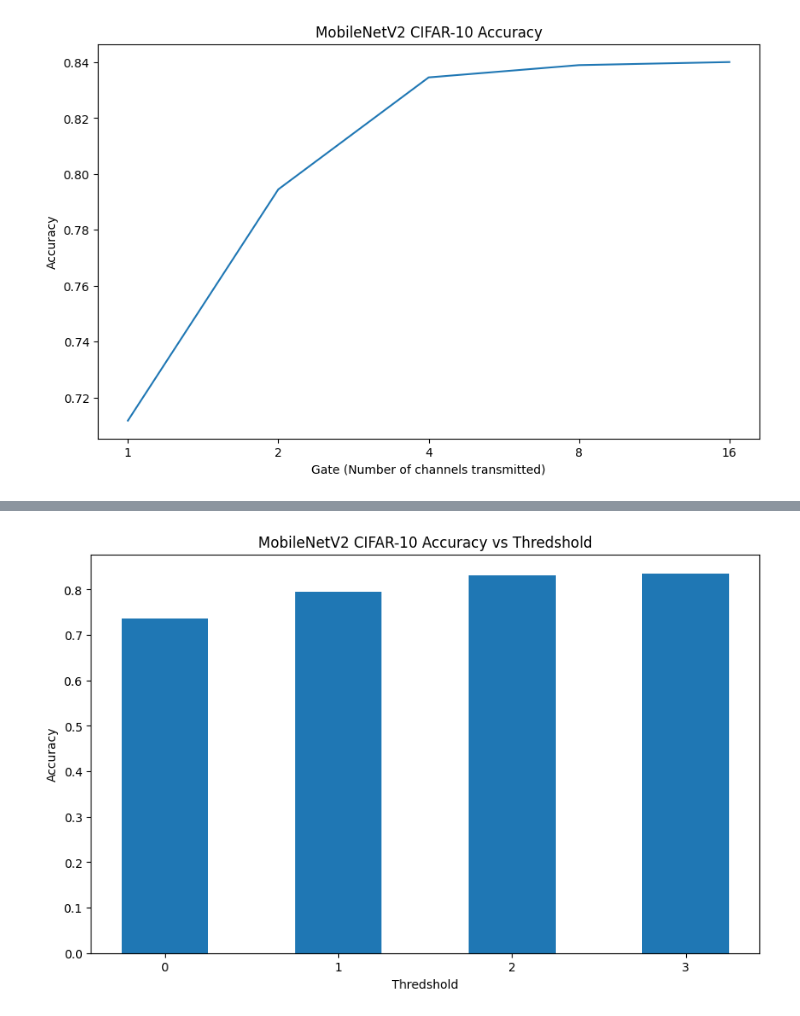
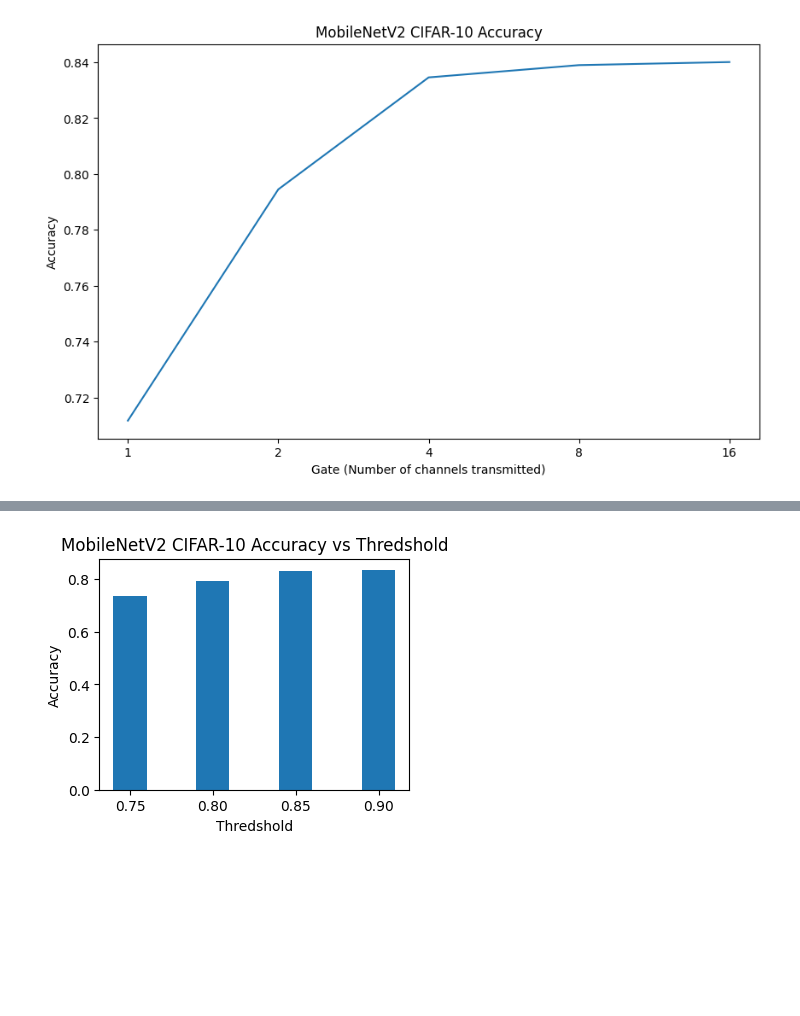
Before and after one commit to TonyPeng-2018/Adaptfilter, a Jupyter notebook: plot_result.ipynb, the cells around one changed output, grey strips where cells are left out. Saved outputs shown, nothing was run; the diff lists cells and outputs as text; code cells hidden in the pictures; blank space fills up the shorter version.

```diff
--- a/plot_result.ipynb
+++ b/plot_result.ipynb
@@ -853,22 +921,23 @@ plt.show()
 # %%
 # Accu with thredshold
-plt.figure(figsize=(10, 6))
+plt.figure(figsize=(4,3))
 # bar
 
 bar_keys = [str(x) for x in range(4)]
 bar_values = [mobile_cifar_gate_accuracy_075[0]/len(test),
               mobile_cifar_gate_accuracy_080[0]/len(test),
               mobile_cifar_gate_accuracy_085[0]/len(test),
               mobile_cifar_gate_accuracy_090[0]/len(test)]
 
-plt.bar(bar_keys, bar_values, width=0.5)
+plt.bar(bar_keys, bar_values, width=0.4)
 
 plt.title('MobileNetV2 CIFAR-10 Accuracy vs Thredshold')
 plt.xlabel('Thredshold')
+plt.xticks(np.arange(4), ['0.75', '0.80', '0.85', '0.90'])
 plt.ylabel('Accuracy')
 plt.show()
 # %% [output]
-[figure, old version]
+[figure, new version]
 # %%
 # dataset = 'imagenet', model = mobile, exit rate vs gate
 device = 'cuda:0'
```
Also changed, not shown: parts of 15 cells of this notebook, 9 other files.
